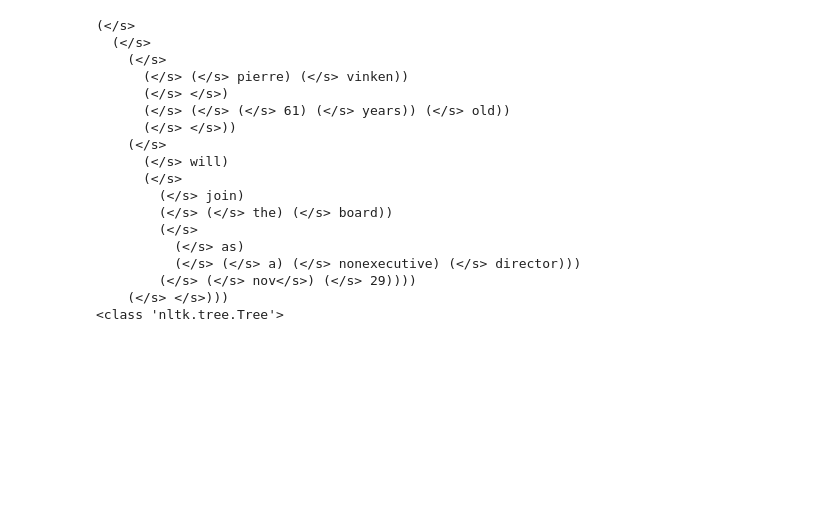
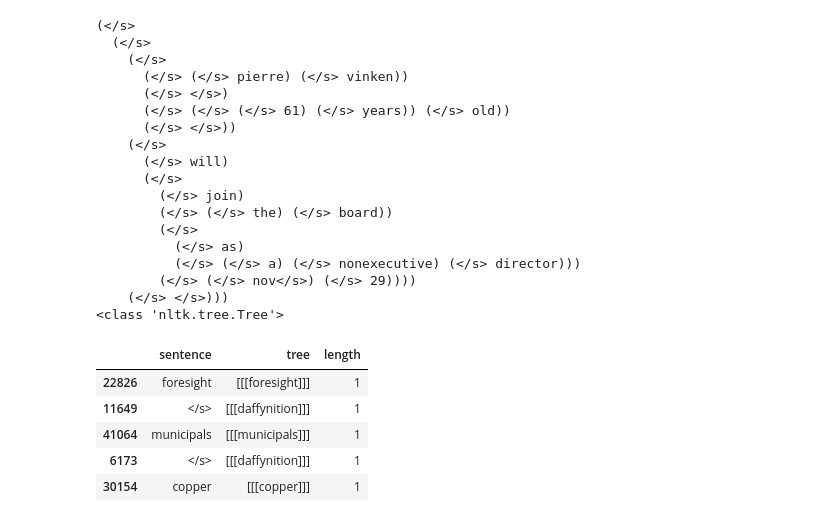
Before and after one commit to Kandy16/constituency-parsing, a Jupyter notebook: pre-processing/wallstreet-journal-data-preprocessing.ipynb, the cells around one changed output. Saved outputs shown, nothing was run; the diff lists cells and outputs as text; code cells hidden in the pictures; blank space fills up the shorter version.

```diff
--- a/pre-processing/wallstreet-journal-data-preprocessing.ipynb
+++ b/pre-processing/wallstreet-journal-data-preprocessing.ipynb
@@ -243,3 +243,14 @@ print(type(load_treeData.iat[0,1]))
         (</s> (</s> nov</s>) (</s> 29))))
     (</s> </s>)))
 <class 'nltk.tree.Tree'>
+# %%
+load_treeData['length'] = load_treeData['sentence'].apply(lambda x: len(x.split()))
+load_treeData.sort_values(by='length',ascending=True, inplace=True)
+load_treeData.head()
+# %% [output]
+|  | sentence | tree | length |
+| 22826 | foresight | [[[foresight]]] | 1 |
+| 11649 | </s> | [[[daffynition]]] | 1 |
+| 41064 | municipals | [[[municipals]]] | 1 |
+| 6173 | </s> | [[[daffynition]]] | 1 |
+| 30154 | copper | [[[copper]]] | 1 |
```
Also changed, not shown: parts of 2 cells of this notebook, 2 other files.
